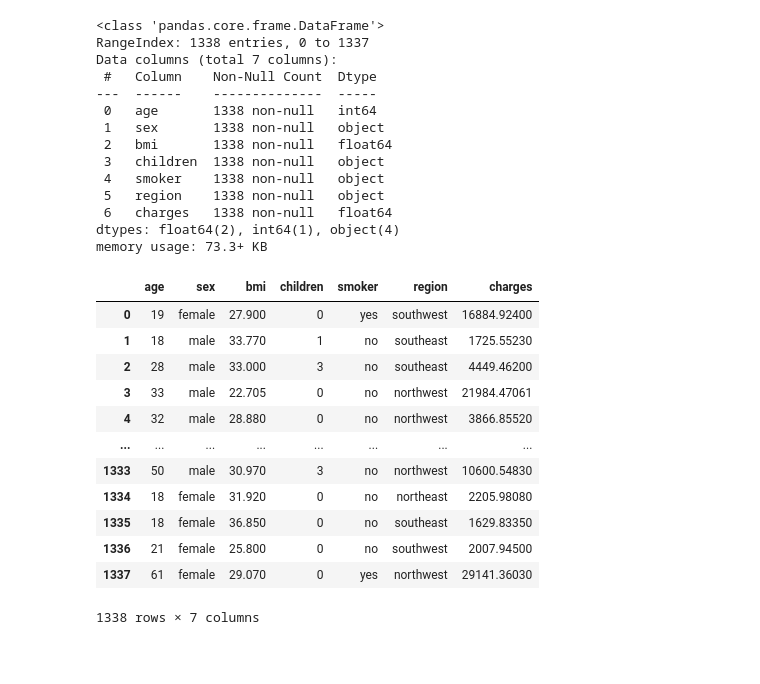
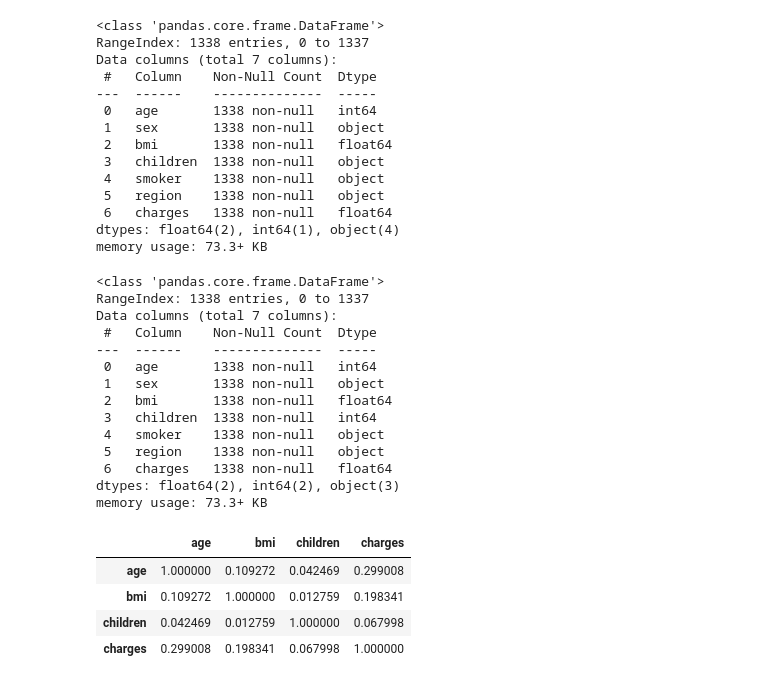
Before and after one commit to yeommss/Mini-Project, a Jupyter notebook: 7주차/0701_Insurance_Premium_EDA.ipynb, the cells around one changed output. Saved outputs shown, nothing was run; the diff lists cells and outputs as text; code cells hidden in the pictures; blank space fills up the shorter version.

```diff
--- a/7주차/0701_Insurance_Premium_EDA.ipynb
+++ b/7주차/0701_Insurance_Premium_EDA.ipynb
@@ -325,18 +325,27 @@ dtypes: float64(2), int64(1), object(4)
 memory usage: 73.3+ KB
 # %%
 df.to_csv('output/insurance.csv', index=False)
-pd.read_csv('output/insurance.csv')
+pd.read_csv('output/insurance.csv').info()
 # %% [output]
-|  | age | sex | bmi | children | smoker | region | charges |
-| 0 | 19 | female | 27.900 | 0 | yes | southwest | 16884.92400 |
-| 1 | 18 | male | 33.770 | 1 | no | southeast | 1725.55230 |
-| 2 | 28 | male | 33.000 | 3 | no | southeast | 4449.46200 |
-| 3 | 33 | male | 22.705 | 0 | no | northwest | 21984.47061 |
-| 4 | 32 | male | 28.880 | 0 | no | northwest | 3866.85520 |
-| ... | ... | ... | ... | ... | ... | ... | ... |
-| 1333 | 50 | male | 30.970 | 3 | no | northwest | 10600.54830 |
-| 1334 | 18 | female | 31.920 | 0 | no | northeast | 2205.98080 |
-| 1335 | 18 | female | 36.850 | 0 | no | southeast | 1629.83350 |
-| 1336 | 21 | female | 25.800 | 0 | no | southwest | 2007.94500 |
-| 1337 | 61 | female | 29.070 | 0 | yes | northwest | 29141.36030 |
-1338 rows × 7 columns
+<class 'pandas.core.frame.DataFrame'>
+RangeIndex: 1338 entries, 0 to 1337
+Data columns (total 7 columns):
+ #   Column    Non-Null Count  Dtype
+---  ------    --------------  -----
+ 0   age       1338 non-null   int64
+ 1   sex       1338 non-null   object
+ 2   bmi       1338 non-null   float64
+ 3   children  1338 non-null   int64
+ 4   smoker    1338 non-null   object
+ 5   region    1338 non-null   object
+ 6   charges   1338 non-null   float64
+dtypes: float64(2), int64(2), object(3)
+memory usage: 73.3+ KB
+# %%
+raw.corr().style.background_gradient()
+# %% [output]
+|  | age | bmi | children | charges |
+| age | 1.000000 | 0.109272 | 0.042469 | 0.299008 |
+| bmi | 0.109272 | 1.000000 | 0.012759 | 0.198341 |
+| children | 0.042469 | 0.012759 | 1.000000 | 0.067998 |
+| charges | 0.299008 | 0.198341 | 0.067998 | 1.000000 |
```
Also changed, not shown: 5 other files.
